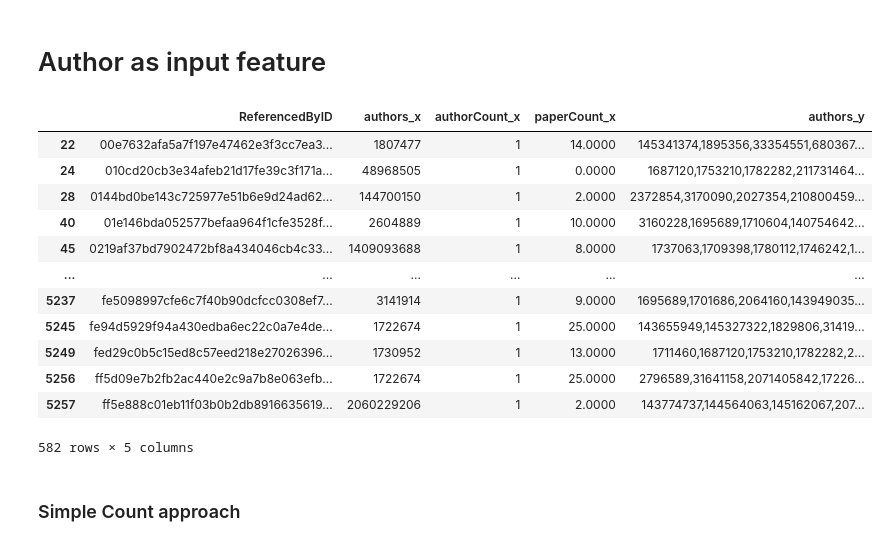
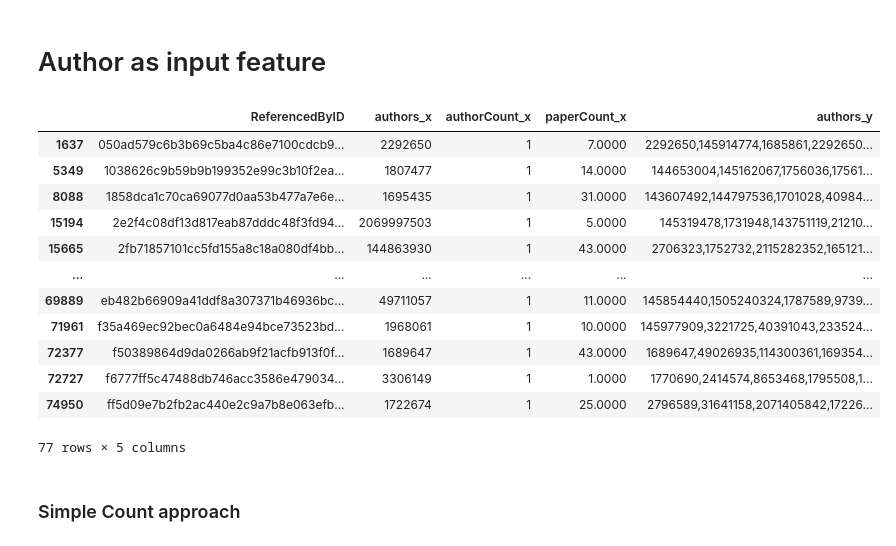
Before and after one commit to daviddung1993/Thesis-Project-How-blind-really-is-a-blind-peer-review-, a Jupyter notebook: Baseline/Baseline_models.ipynb, the cells around one changed output. Cells and saved outputs as stored; diff of their text form; code cells hidden in the pictures.

```diff
--- a/Baseline/Baseline_models.ipynb
+++ b/Baseline/Baseline_models.ipynb
@@ -41,26 +119,26 @@ final_table = all_references_w_authors.groupby(["ReferencedByID","authors_x", "a
 # %%
 # Check for authorCount = 1
 #final_table_one_author = final_table.loc[(final_table["paperCount_x"] >= 250) & (final_table["paperCount_x"] > 250)]
 #print(len(final_table_one_author))
 #final_table_one_author = final_table
 #&  & (final_table["paperCount_x"] >= 5) & (final_table["paperCount_x"] < 10)
-final_table_one_author = final_table[final_table["authorCount_x"] == 1]
+final_table_one_author = final_table[final_table["ReferencedByID"].isin(val_list)]
 #final_table_one_author = final_table
 final_table_one_author
 # %% [output]
 |  | ReferencedByID | authors_x | authorCount_x | paperCount_x | authors_y |
-| 22 | 00e7632afa5a7f197e47462e3f3cc7ea3... | 1807477 | 1 | 14.0000 | 145341374,1895356,33354551,680367... |
-| 24 | 010cd20cb3e34afeb21d17fe39c3f171a... | 48968505 | 1 | 0.0000 | 1687120,1753210,1782282,211731464... |
-| 28 | 0144bd0be143c725977e51b6e9d24ad62... | 144700150 | 1 | 2.0000 | 2372854,3170090,2027354,210800459... |
-| 40 | 01e146bda052577befaa964f1cfe3528f... | 2604889 | 1 | 10.0000 | 3160228,1695689,1710604,140754642... |
-| 45 | 0219af37bd7902472bf8a434046cb4c33... | 1409093688 | 1 | 8.0000 | 1737063,1709398,1780112,1746242,1... |
+| 1637 | 050ad579c6b3b69c5ba4c86e7100cdcb9... | 2292650 | 1 | 7.0000 | 2292650,145914774,1685861,2292650... |
+| 5349 | 1038626c9b59b9b199352e99c3b10f2ea... | 1807477 | 1 | 14.0000 | 144653004,145162067,1756036,17561... |
+| 8088 | 1858dca1c70ca69077d0aa53b477a7e6e... | 1695435 | 1 | 31.0000 | 143607492,144797536,1701028,40984... |
+| 15194 | 2e2f4c08df13d817eab87dddc48f3fd94... | 2069997503 | 1 | 5.0000 | 145319478,1731948,143751119,21210... |
+| 15665 | 2fb71857101cc5fd155a8c18a080df4bb... | 144863930 | 1 | 43.0000 | 2706323,1752732,2115282352,165121... |
 | ... | ... | ... | ... | ... | ... |
-| 5237 | fe5098997cfe6c7f40b90dcfcc0308ef7... | 3141914 | 1 | 9.0000 | 1695689,1701686,2064160,143949035... |
-| 5245 | fe94d5929f94a430edba6ec22c0a7e4de... | 1722674 | 1 | 25.0000 | 143655949,145327322,1829806,31419... |
-| 5249 | fed29c0b5c15ed8c57eed218e27026396... | 1730952 | 1 | 13.0000 | 1711460,1687120,1753210,1782282,2... |
-| 5256 | ff5d09e7b2fb2ac440e2c9a7b8e063efb... | 1722674 | 1 | 25.0000 | 2796589,31641158,2071405842,17226... |
-| 5257 | ff5e888c01eb11f03b0b2db8916635619... | 2060229206 | 1 | 2.0000 | 143774737,144564063,145162067,207... |
+| 69889 | eb482b66909a41ddf8a307371b46936bc... | 49711057 | 1 | 11.0000 | 145854440,1505240324,1787589,9739... |
+| 71961 | f35a469ec92bec0a6484e94bce73523bd... | 1968061 | 1 | 10.0000 | 145977909,3221725,40391043,233524... |
+| 72377 | f50389864d9da0266ab9f21acfb913f0f... | 1689647 | 1 | 43.0000 | 1689647,49026935,114300361,169354... |
+| 72727 | f6777ff5c47488db746acc3586e479034... | 3306149 | 1 | 1.0000 | 1770690,2414574,8653468,1795508,1... |
+| 74950 | ff5d09e7b2fb2ac440e2c9a7b8e063efb... | 1722674 | 1 | 25.0000 | 2796589,31641158,2071405842,17226... |
-582 rows × 5 columns
+77 rows × 5 columns
 # %% [markdown]
 ### Simple Count approach
 # %%
```
Also changed, not shown: parts of 3 cells of this notebook, 5 other files.
